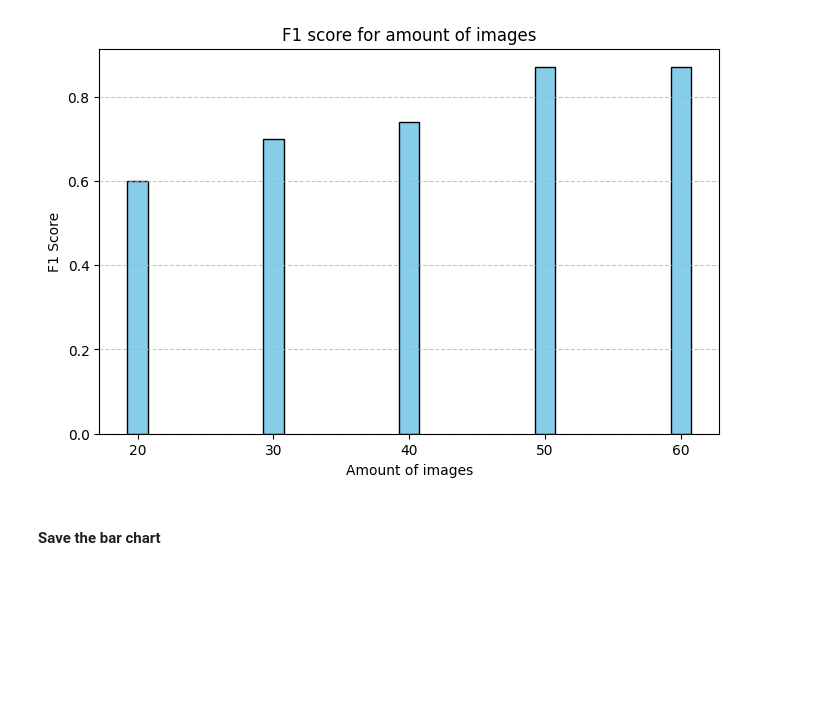
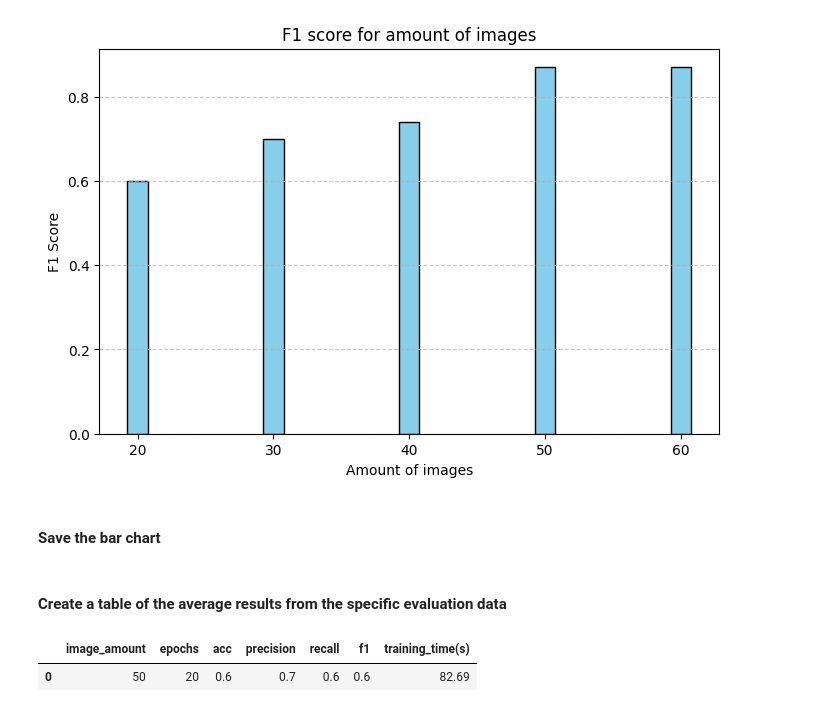
Before and after one commit to Jow-Dit-Is-Sem/ParkItRight, a Jupyter notebook: ParkItRight - results.ipynb, the cells around one changed output. Drawn from its saved outputs; the diff is of its cells as text; code cells hidden in the pictures; blank space fills up the shorter version.

Commit message:
Add specific to results

```diff
--- a/ParkItRight - results.ipynb
+++ b/ParkItRight - results.ipynb
@@ -71,3 +71,13 @@ plt.show()
 #### Save the bar chart
 # %%
 fig.savefig("evaluation_data/images/f1_score_for_images.png")
+# %% [markdown]
+#### Create a table of the average results from the specific evaluation data
+# %%
+df = pd.read_csv("evaluation_data/specific/evaluation_data_specific.csv")
+averaged_df = df.groupby(["image_amount", "epochs"], as_index=False).mean()
+averaged_df = averaged_df.round(2)
+averaged_df
+# %% [output]
+|  | image_amount | epochs | acc | precision | recall | f1 | training_time(s) |
+| 0 | 50 | 20 | 0.6 | 0.7 | 0.6 | 0.6 | 82.69 |
```
Also changed, not shown: parts of 2 cells of this notebook.
